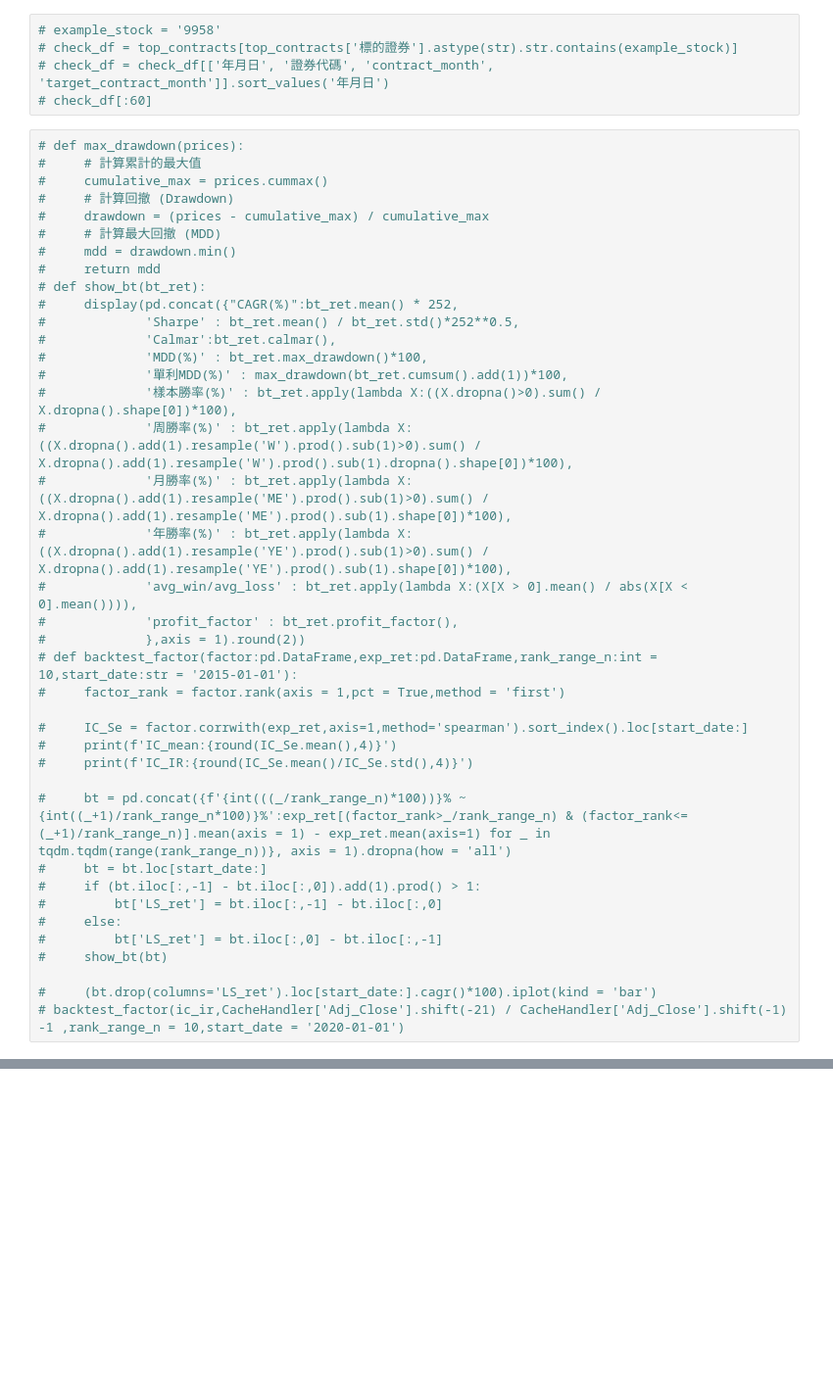
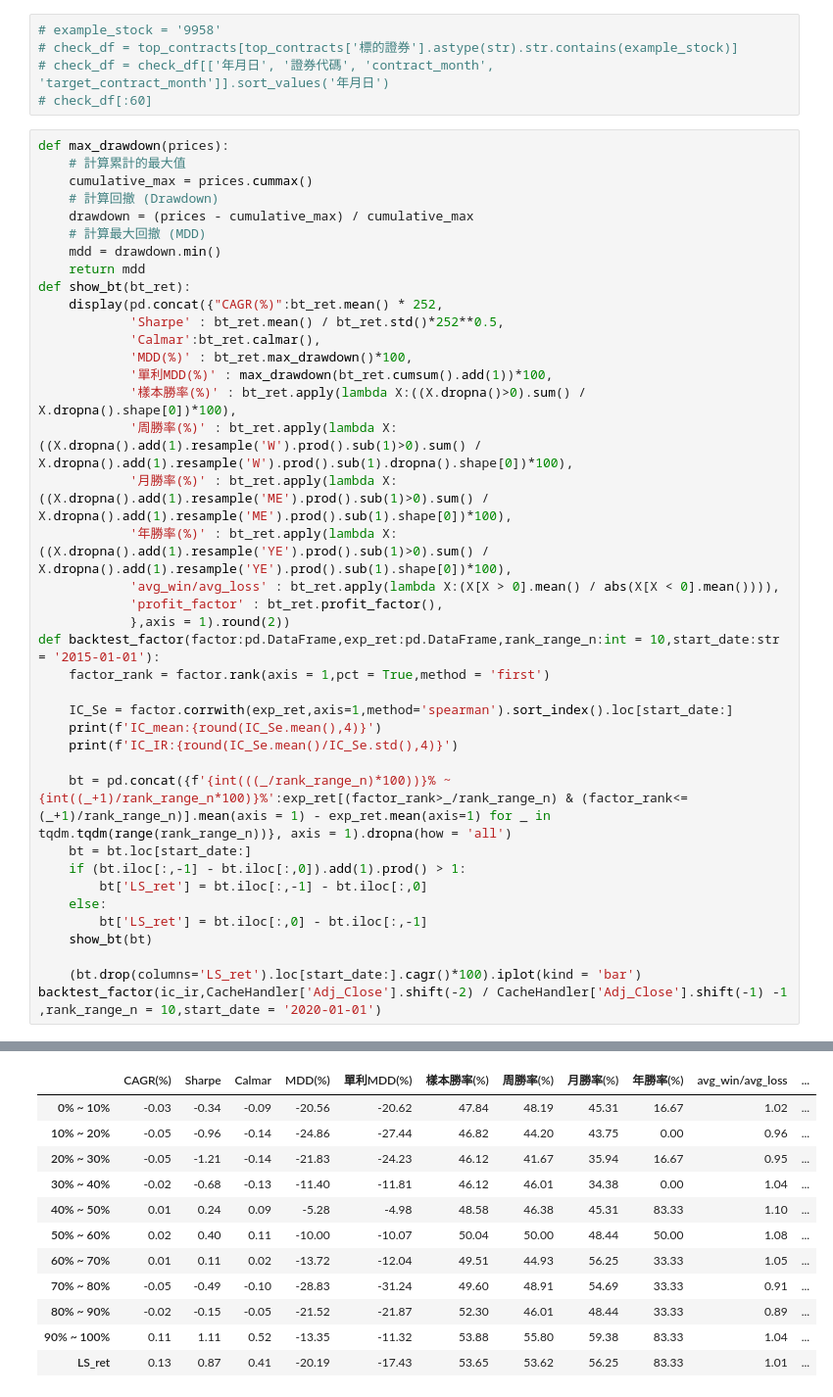
Before and after one commit to roger2389/Stock-Futures-Portfolio, a Jupyter notebook: Alpha alalysis.ipynb, the cells around one changed output, grey strips where cells are left out. Shown at 98% size. Drawn from its saved outputs; the diff is of its cells as text; blank space fills up the shorter version.

```diff
--- a/Alpha alalysis.ipynb
+++ b/Alpha alalysis.ipynb
@@ -600,41 +604,42 @@ mask = availability_matrix & con_mask
 # check_df = check_df[['年月日', '證券代碼', 'contract_month', 'target_contract_month']].sort_values('年月日')
 # check_df[:60]
 # %%
-# def max_drawdown(prices):
-#     # 計算累計的最大值
-#     cumulative_max = prices.cummax()
-#     # 計算回撤 (Drawdown)
-#     drawdown = (prices - cumulative_max) / cumulative_max
-#     # 計算最大回撤 (MDD)
-#     mdd = drawdown.min()
-#     return mdd
-# def show_bt(bt_ret):
-#     display(pd.concat({"CAGR(%)":bt_ret.mean() * 252,
-#             'Sharpe' : bt_ret.mean() / bt_ret.std()*252**0.5,
-#             'Calmar':bt_ret.calmar(),
-#             'MDD(%)' : bt_ret.max_drawdown()*100,
-#             '單利MDD(%)' : max_drawdown(bt_ret.cumsum().add(1))*100,
-#             '樣本勝率(%)' : bt_ret.apply(lambda X:((X.dropna()>0).sum() / X.dropna().shape[0])*100),
-#             '周勝率(%)' : bt_ret.apply(lambda X:((X.dropna().add(1).resample('W').prod().sub(1)>0).sum() / X.dropna().add(1).resample('W').prod().sub(1).dropna().shape[0])*100),
-#             '月勝率(%)' : bt_ret.apply(lambda X:((X.dropna().add(1).resample('ME').prod().sub(1)>0).sum() / X.dropna().add(1).resample('ME').prod().sub(1).shape[0])*100),
-#             '年勝率(%)' : bt_ret.apply(lambda X:((X.dropna().add(1).resample('YE').prod().sub(1)>0).sum() / X.dropna().add(1).resample('YE').prod().sub(1).shape[0])*100),
-#             'avg_win/avg_loss' : bt_ret.apply(lambda X:(X[X > 0].mean() / abs(X[X < 0].mean()))),
-#             'profit_factor' : bt_ret.profit_factor(),
-#             },axis = 1).round(2))
-# def backtest_factor(factor:pd.DataFrame,exp_ret:pd.DataFrame,rank_range_n:int = 10,start_date:str = '2015-01-01'):
-#     factor_rank = factor.rank(axis = 1,pct = True,method = 'first')
+def max_drawdown(prices):
+    # 計算累計的最大值
+    cumulative_max = prices.cummax()
+    # 計算回撤 (Drawdown)
+    drawdown = (prices - cumulative_max) / cumulative_max
+    # 計算最大回撤 (MDD)
+    mdd = drawdown.min()
+    return mdd
+def show_bt(bt_ret):
+    display(pd.concat({"CAGR(%)":bt_ret.mean() * 252,
+            'Sharpe' : bt_ret.mean() / bt_ret.std()*252**0.5,
+            'Calmar':bt_ret.calmar(),
+            'MDD(%)' : bt_ret.max_drawdown()*100,
+            '單利MDD(%)' : max_drawdown(bt_ret.cumsum().add(1))*100,
+            '樣本勝率(%)' : bt_ret.apply(lambda X:((X.dropna()>0).sum() / X.dropna().shape[0])*100),
+            '周勝率(%)' : bt_ret.apply(lambda X:((X.dropna().add(1).resample('W').prod().sub(1)>0).sum() / X.dropna().add(1).resample('W').prod().sub(1).dropna().shape[0])*100),
+            '月勝率(%)' : bt_ret.apply(lambda X:((X.dropna().add(1).resample('ME').prod().sub(1)>0).sum() / X.dropna().add(1).resample('ME').prod().sub(1).shape[0])*100),
+            '年勝率(%)' : bt_ret.apply(lambda X:((X.dropna().add(1).resample('YE').prod().sub(1)>0).sum() / X.dropna().add(1).resample('YE').prod().sub(1).shape[0])*100),
+            'avg_win/avg_loss' : bt_ret.apply(lambda X:(X[X > 0].mean() / abs(X[X < 0].mean()))),
+            'profit_factor' : bt_ret.profit_factor(),
+            },axis = 1).round(2))
+def backtest_factor(factor:pd.DataFrame,exp_ret:pd.DataFrame,rank_range_n:int = 10,start_date:str = '2015-01-01'):
+    factor_rank = factor.rank(axis = 1,pct = True,method = 'first')
 
-#     IC_Se = factor.corrwith(exp_ret,axis=1,method='spearman').sort_index().loc[start_date:]
-#     print(f'IC_mean:{round(IC_Se.mean(),4)}')
-#     print(f'IC_IR:{round(IC_Se.mean()/IC_Se.std(),4)}')
+    IC_Se = factor.corrwith(exp_ret,axis=1,method='spearman').sort_index().loc[start_date:]
+    print(f'IC_mean:{round(IC_Se.mean(),4)}')
+    print(f'IC_IR:{round(IC_Se.mean()/IC_Se.std(),4)}')
 
-#     bt = pd.concat({f'{int(((_/rank_range_n)*100))}% ~ {int((_+1)/rank_range_n*100)}%':exp_ret[(factor_rank>_/rank_range_n) & (factor_rank<=(_+1)/rank_range_n)].mean(axis = 1) - exp_ret.mean(axis=1) for _ in tqdm.tqdm(range(rank_range_n))}, axis = 1).dropna(how = 'all')
-#     bt = bt.loc[start_date:]
-#     if (bt.iloc[:,-1] - bt.iloc[:,0]).add(1).prod() > 1:
-#         bt['LS_ret'] = bt.iloc[:,-1] - bt.iloc[:,0]
-#     else:
-#         bt['LS_ret'] = bt.iloc[:,0] - bt.iloc[:,-1]
-#     show_bt(bt)
+    bt = pd.concat({f'{int(((_/rank_range_n)*100))}% ~ {int((_+1)/rank_range_n*100)}%':exp_ret[(factor_rank>_/rank_range_n) & (factor_rank<=(_+1)/rank_range_n)].mean(axis = 1) - exp_ret.mean(axis=1) for _ in tqdm.tqdm(range(rank_range_n))}, axis = 1).dropna(how = 'all')
+    bt = bt.loc[start_date:]
+    if (bt.iloc[:,-1] - bt.iloc[:,0]).add(1).prod() > 1:
+        bt['LS_ret'] = bt.iloc[:,-1] - bt.iloc[:,0]
+    else:
+        bt['LS_ret'] = bt.iloc[:,0] - bt.iloc[:,-1]
+    show_bt(bt)
 
-#     (bt.drop(columns='LS_ret').loc[start_date:].cagr()*100).iplot(kind = 'bar')
-# backtest_factor(ic_ir,CacheHandler['Adj_Close'].shift(-21) / CacheHandler['Adj_Close'].shift(-1) -1 ,rank_range_n = 10,start_date = '2020-01-01')
+    (bt.drop(columns='LS_ret').loc[start_date:].cagr()*100).iplot(kind = 'bar')
+backtest_factor(ic_ir,CacheHandler['Adj_Close'].shift(-2) / CacheHandler['Adj_Close'].shift(-1) -1 ,rank_range_n = 10,start_date = '2020-01-01')
+# %% [output]
@@ -640,0 +648,12 @@ mask = availability_matrix & con_mask
+|  | CAGR(%) | Sharpe | Calmar | MDD(%) | 單利MDD(%) | 樣本勝率(%) | 周勝率(%) | 月勝率(%) | 年勝率(%) | avg_win/avg_loss | ... |
+| 0% ~ 10% | -0.03 | -0.34 | -0.09 | -20.56 | -20.62 | 47.84 | 48.19 | 45.31 | 16.67 | 1.02 | ... |
+| 10% ~ 20% | -0.05 | -0.96 | -0.14 | -24.86 | -27.44 | 46.82 | 44.20 | 43.75 | 0.00 | 0.96 | ... |
+| 20% ~ 30% | -0.05 | -1.21 | -0.14 | -21.83 | -24.23 | 46.12 | 41.67 | 35.94 | 16.67 | 0.95 | ... |
+| 30% ~ 40% | -0.02 | -0.68 | -0.13 | -11.40 | -11.81 | 46.12 | 46.01 | 34.38 | 0.00 | 1.04 | ... |
+| 40% ~ 50% | 0.01 | 0.24 | 0.09 | -5.28 | -4.98 | 48.58 | 46.38 | 45.31 | 83.33 | 1.10 | ... |
+| 50% ~ 60% | 0.02 | 0.40 | 0.11 | -10.00 | -10.07 | 50.04 | 50.00 | 48.44 | 50.00 | 1.08 | ... |
+| 60% ~ 70% | 0.01 | 0.11 | 0.02 | -13.72 | -12.04 | 49.51 | 44.93 | 56.25 | 33.33 | 1.05 | ... |
+| 70% ~ 80% | -0.05 | -0.49 | -0.10 | -28.83 | -31.24 | 49.60 | 48.91 | 54.69 | 33.33 | 0.91 | ... |
+| 80% ~ 90% | -0.02 | -0.15 | -0.05 | -21.52 | -21.87 | 52.30 | 46.01 | 48.44 | 33.33 | 0.89 | ... |
+| 90% ~ 100% | 0.11 | 1.11 | 0.52 | -13.35 | -11.32 | 53.88 | 55.80 | 59.38 | 83.33 | 1.04 | ... |
+| LS_ret | 0.13 | 0.87 | 0.41 | -20.19 | -17.43 | 53.65 | 53.62 | 56.25 | 83.33 | 1.01 | ... |
```
Also changed, not shown: parts of 18 cells of this notebook.
